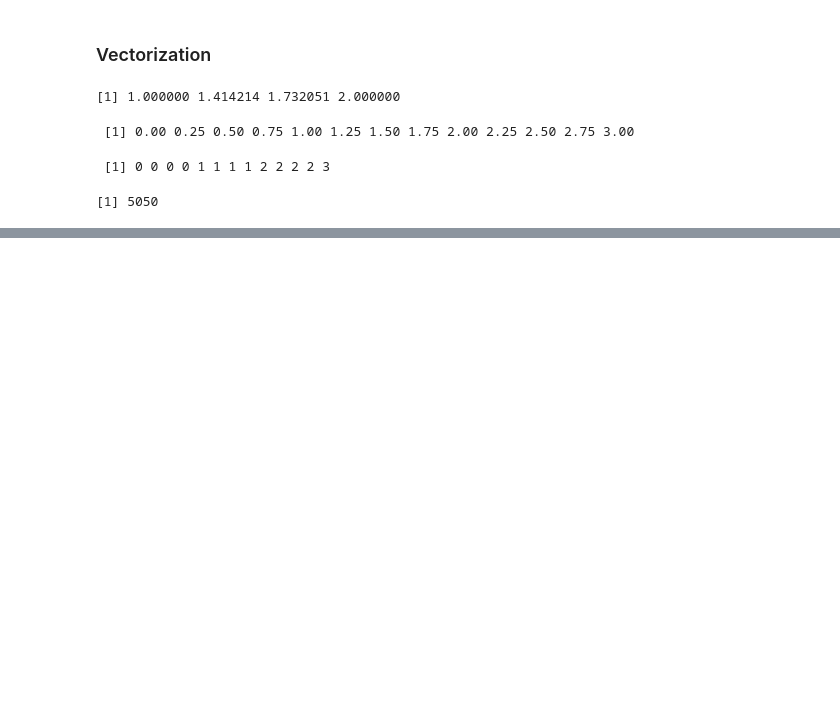
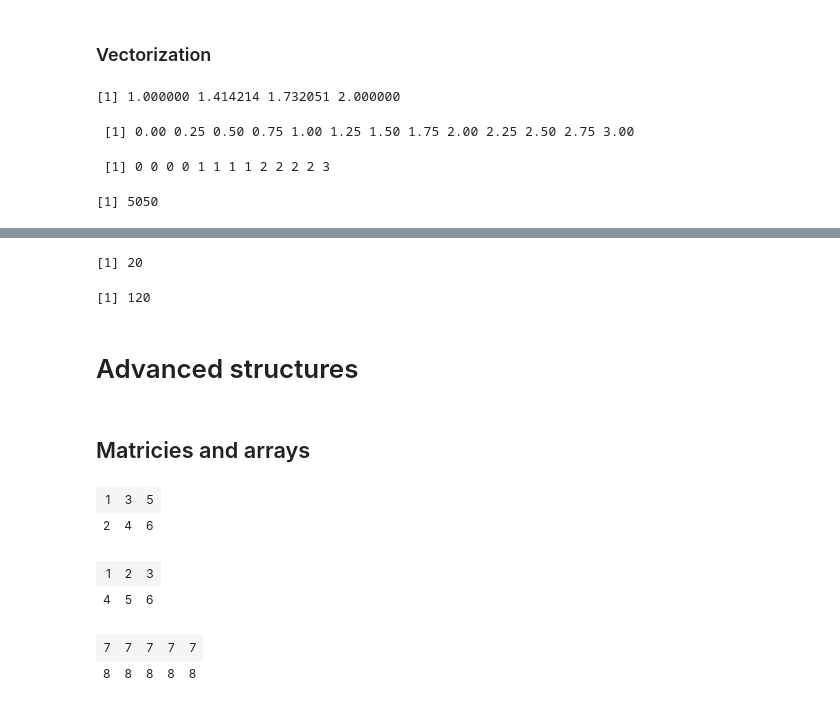
Before and after one commit to AlekSan81/Studies, a Jupyter notebook: R/R_Introduction.ipynb, the cells around one changed output, grey strips where cells are left out. Cells and saved outputs as stored; diff of their text form; code cells hidden in the pictures; blank space fills up the shorter version.

```diff
--- a/R/R_Introduction.ipynb
+++ b/R/R_Introduction.ipynb
@@ -309,0 +947,23 @@ sum(1:100)
+# %%
+combin_count <- function (n, k, with_repetitions = FALSE) {
+    if (with_repetitions == FALSE) {
+        result = factorial(n) / (factorial(n - k) * factorial(k))
+    } else {
+        result = factorial(n + k - 1) / (factorial(n - 1) * factorial(k))
+    }
+    return(result)
+}
+
+combin_count(6, 3, F)
+# %% [output]
+[1] 20
+# %%
+combin_count <- function(n, k, with_repetitions = FALSE) {
+  if (with_repetitions) {
+    return(prod(c((k+1):(n+k-1)))/prod(c(1:(n-1))))
+  } else {
+    return(prod(c((k+1):n))/prod(c(1:(n-k))))
+  }
+}
+# %% [output]
+[1] 120
@@ -309,0 +974,19 @@ sum(1:100)
+# %% [markdown]
+# Advanced structures
+# %% [markdown]
+## Matricies and arrays
+# %%
+matrix(1:6, nrow = 2, ncol = 3)
+# %% [output]
+| 1 | 3 | 5 |
+| 2 | 4 | 6 |
+# %%
+matrix(1:6, nrow = 2, byrow = TRUE)
+# %% [output]
+| 1 | 2 | 3 |
+| 4 | 5 | 6 |
+# %%
+matrix(7:8, nrow = 2, ncol = 5, byrow = FALSE)
+# %% [output]
+| 7 | 7 | 7 | 7 | 7 |
+| 8 | 8 | 8 | 8 | 8 |
```
Also changed, not shown: parts of 113 cells of this notebook, 9 other files.
